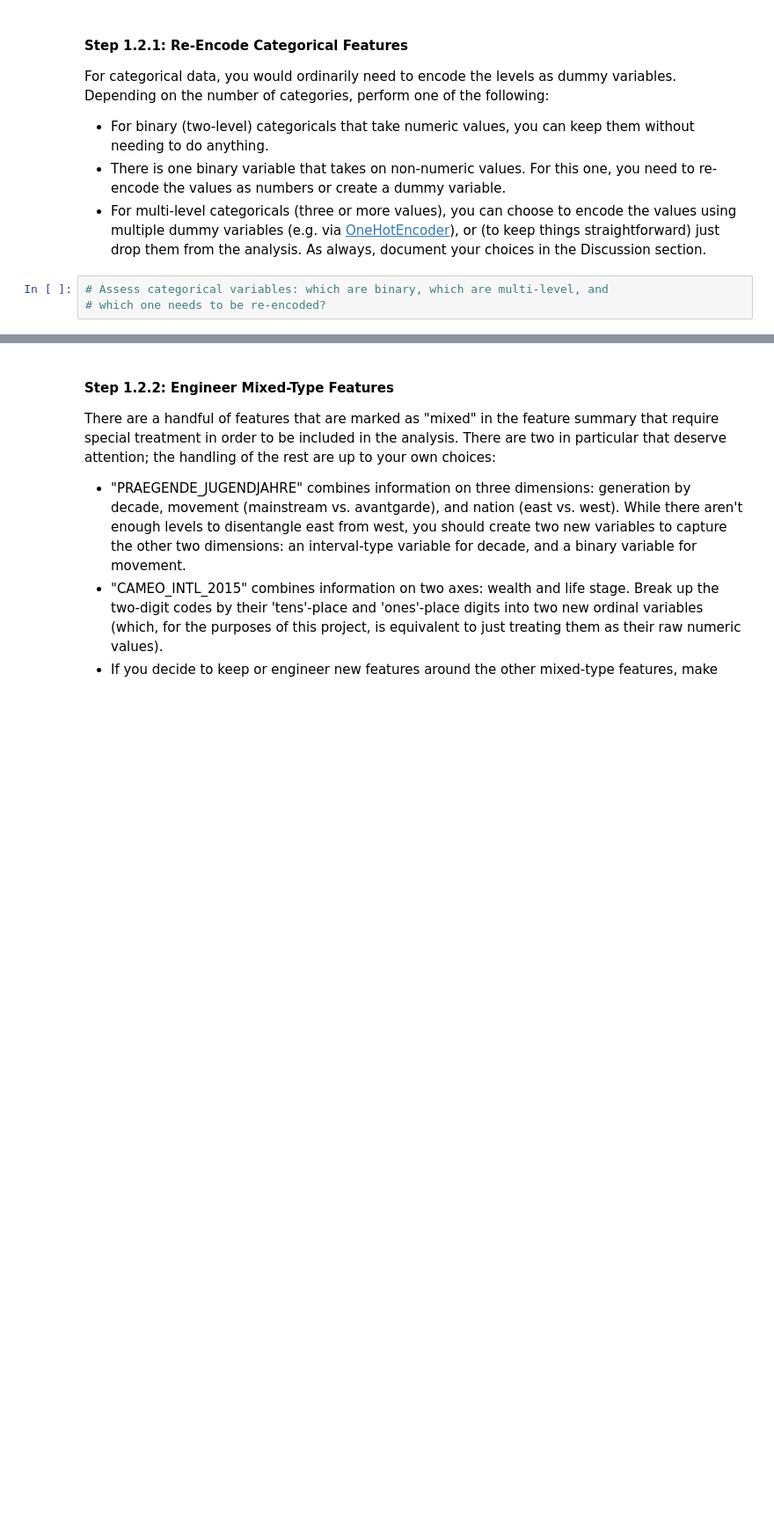
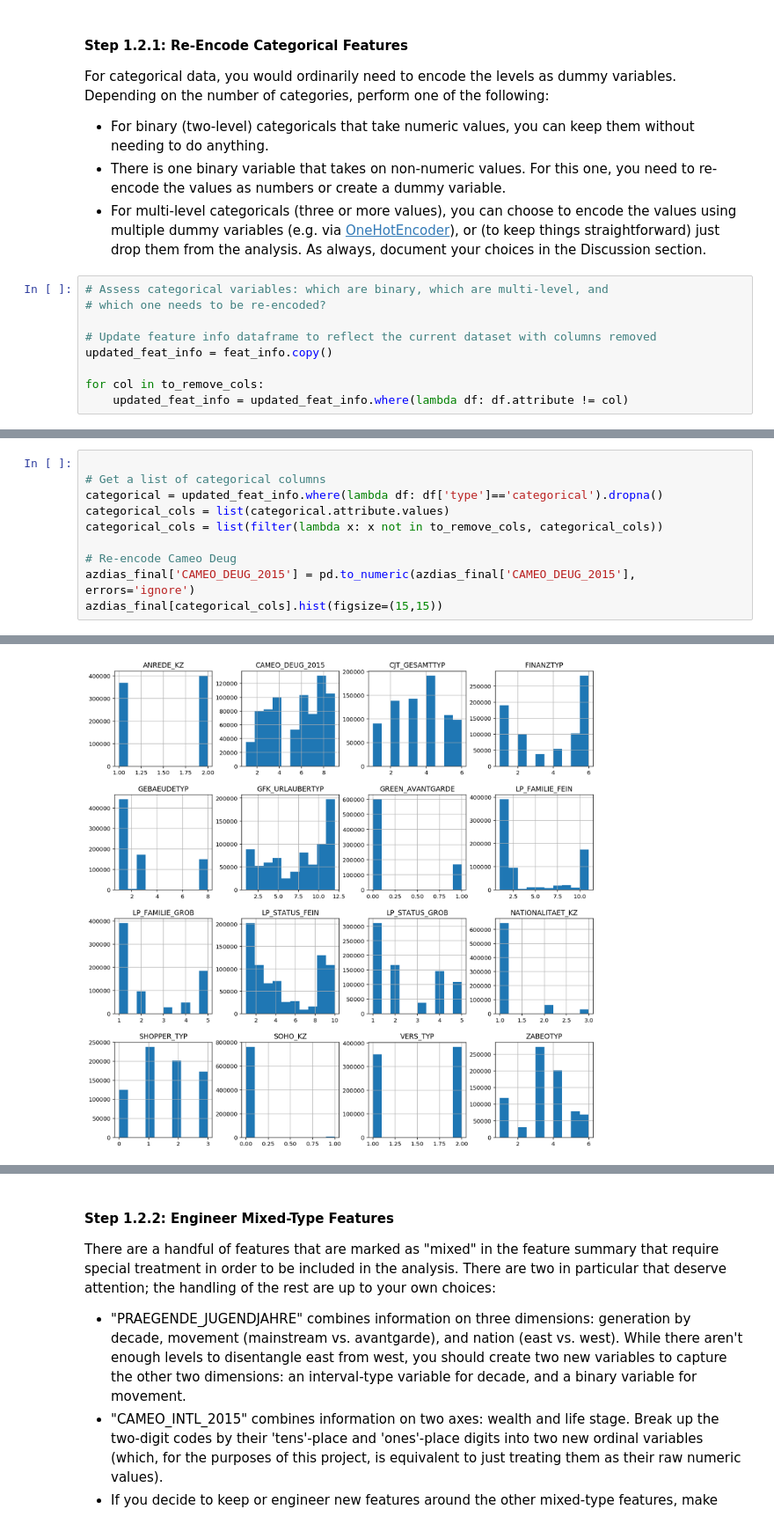
Before and after one commit to meisly/Identify_Customer_Segments, a Jupyter notebook: Identify_Customer_Segments.ipynb, the cells around one changed output, grey strips where cells are left out. Shown at 88% size. Cells and saved outputs as stored; diff of their text form; blank space fills up the shorter version.

```diff
--- a/Identify_Customer_Segments.ipynb
+++ b/Identify_Customer_Segments.ipynb
@@ -252,3 +356,9 @@ For categorical data, you would ordinarily need to encode the levels as dummy va
 # %%
 # Assess categorical variables: which are binary, which are multi-level, and
 # which one needs to be re-encoded?
+
+# Update feature info dataframe to reflect the current dataset with columns removed
+updated_feat_info = feat_info.copy()
+
+for col in to_remove_cols:
+    updated_feat_info = updated_feat_info.where(lambda df: df.attribute != col)
@@ -260,0 +386,11 @@ For categorical data, you would ordinarily need to encode the levels as dummy va
+# %%
+
+# Get a list of categorical columns
+categorical = updated_feat_info.where(lambda df: df['type']=='categorical').dropna()
+categorical_cols = list(categorical.attribute.values)
+categorical_cols = list(filter(lambda x: x not in to_remove_cols, categorical_cols))
+
+# Re-encode Cameo Deug
+azdias_final['CAMEO_DEUG_2015'] = pd.to_numeric(azdias_final['CAMEO_DEUG_2015'], errors='ignore')
+azdias_final[categorical_cols].hist(figsize=(15,15))
+# %% [output]
@@ -260,0 +413 @@ For categorical data, you would ordinarily need to encode the levels as dummy va
+[figure, added]
```
Also changed, not shown: parts of 107 cells of this notebook, 2 other files.
